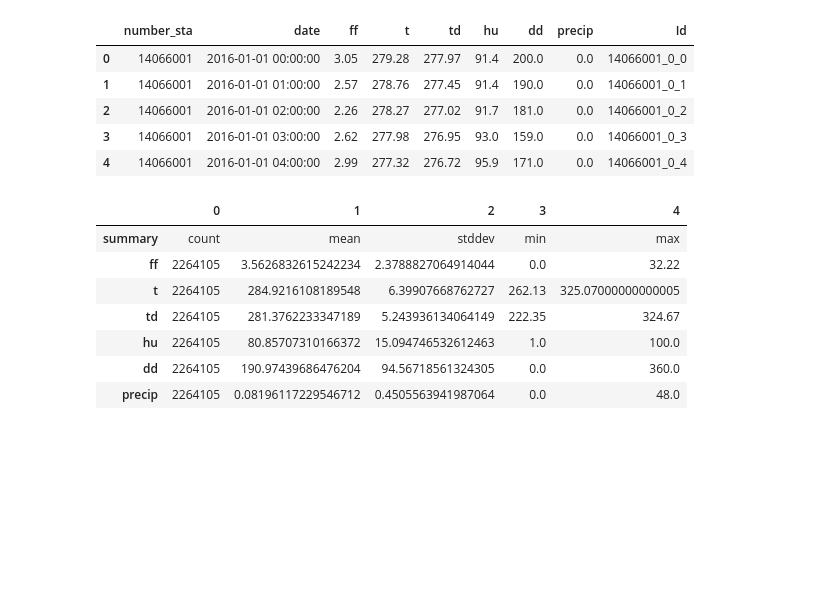
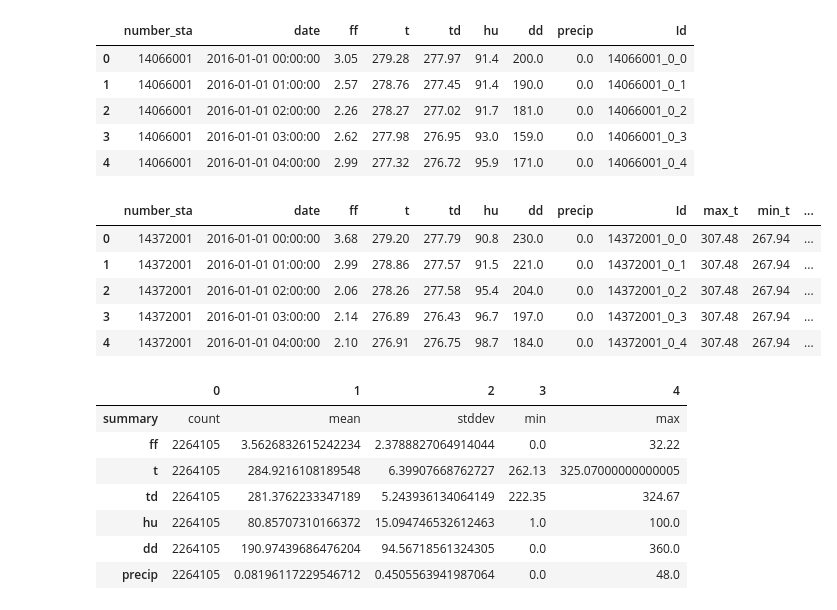
Before and after one commit to bgtyuh/defi-ia-2022, a Jupyter notebook: en spark.ipynb, the cells around one changed output. Cells and saved outputs as stored; diff of their text form; code cells hidden in the pictures; blank space fills up the shorter version.

```diff
--- a/en spark.ipynb
+++ b/en spark.ipynb
@@ -18,7 +18,7 @@ root
  |-- precip: double (nullable = true)
  |-- Id: string (nullable = true)
 # %%
-df = df.dropna()
+#df = df.dropna()
 # %%
 import pandas as pd
 pd.DataFrame(df.take(5), columns=df.columns)
@@ -29,3 +29,34 @@ pd.DataFrame(df.take(5), columns=df.columns)
 | 2 | 14066001 | 2016-01-01 02:00:00 | 2.26 | 278.27 | 277.02 | 91.7 | 181.0 | 0.0 | 14066001_0_2 |
 | 3 | 14066001 | 2016-01-01 03:00:00 | 2.62 | 277.98 | 276.95 | 93.0 | 159.0 | 0.0 | 14066001_0_3 |
 | 4 | 14066001 | 2016-01-01 04:00:00 | 2.99 | 277.32 | 276.72 | 95.9 | 171.0 | 0.0 | 14066001_0_4 |
+# %%
+from pyspark.sql import Window
+
+w1 = Window.partitionBy("number_sta")
+
+import pyspark.sql.functions as F
+
+df = df.withColumn("max_t", F.max("t").over(w1))
+df = df.withColumn("min_t", F.min("t").over(w1))
+df = df.withColumn("max_ff", F.max("ff").over(w1))
+df = df.withColumn("min_ff", F.min("ff").over(w1))
+df = df.withColumn("max_td", F.max("td").over(w1))
+df = df.withColumn("min_td", F.min("td").over(w1))
+df = df.withColumn("max_hu", F.max("hu").over(w1))
+df = df.withColumn("min_hu", F.min("hu").over(w1))
+df = df.withColumn("mean_dd", F.mean("dd").over(w1))
+df = df.withColumn("max_precip", F.max("precip").over(w1))
+df = df.withColumn("min_precip", F.min("precip").over(w1))
+
+pd.DataFrame(df.take(5), columns=df.columns)
+
+#df.toPandas().to_csv('mycsv.csv')
+#df.write.format("csv").save("polaki.csv")
+#df.write.option("header",True).csv("final_data")
+# %% [output]
+|  | number_sta | date | ff | t | td | hu | dd | precip | Id | max_t | min_t | ... |
+| 0 | 14372001 | 2016-01-01 00:00:00 | 3.68 | 279.20 | 277.79 | 90.8 | 230.0 | 0.0 | 14372001_0_0 | 307.48 | 267.94 | ... |
+| 1 | 14372001 | 2016-01-01 01:00:00 | 2.99 | 278.86 | 277.57 | 91.5 | 221.0 | 0.0 | 14372001_0_1 | 307.48 | 267.94 | ... |
+| 2 | 14372001 | 2016-01-01 02:00:00 | 2.06 | 278.26 | 277.58 | 95.4 | 204.0 | 0.0 | 14372001_0_2 | 307.48 | 267.94 | ... |
+| 3 | 14372001 | 2016-01-01 03:00:00 | 2.14 | 276.89 | 276.43 | 96.7 | 197.0 | 0.0 | 14372001_0_3 | 307.48 | 267.94 | ... |
+| 4 | 14372001 | 2016-01-01 04:00:00 | 2.10 | 276.91 | 276.75 | 98.7 | 184.0 | 0.0 | 14372001_0_4 | 307.48 | 267.94 | ... |
```
Also changed, not shown: parts of 1 cell of this notebook.
